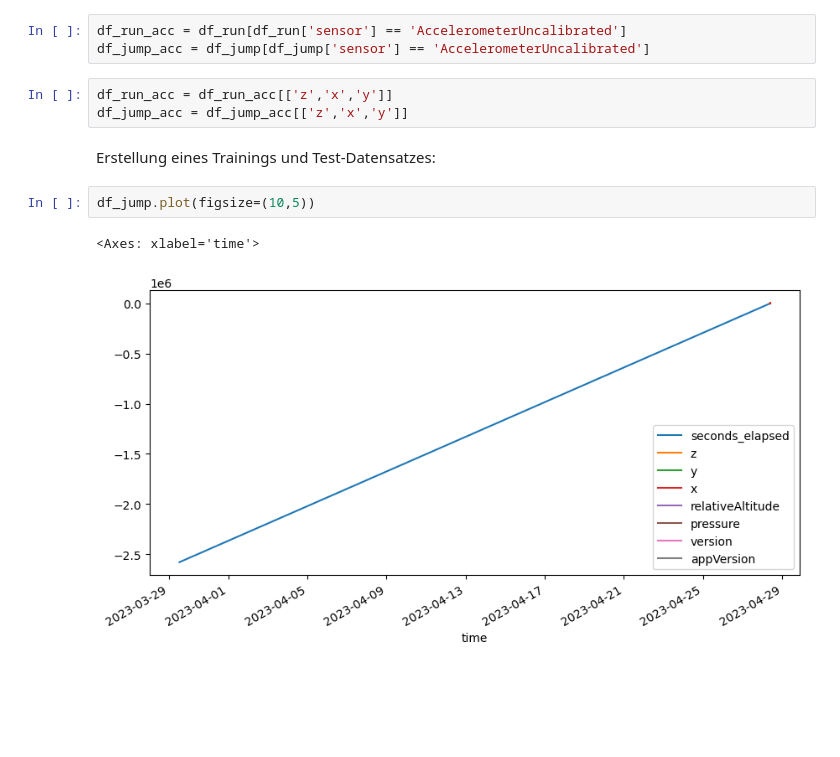
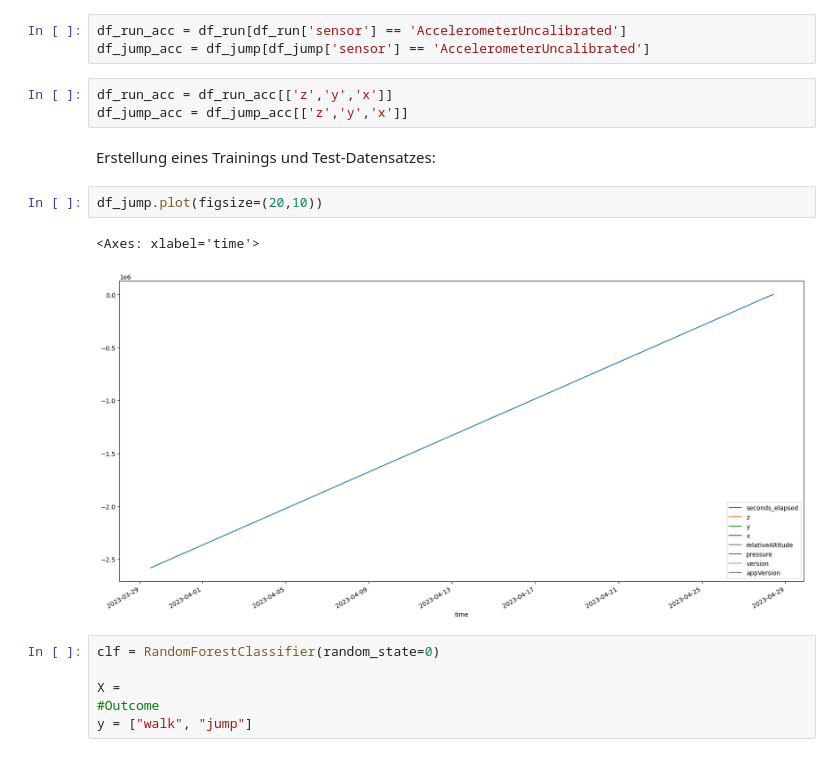
Before and after one commit to prizyou/Lexicon-Legends, a Jupyter notebook: firstML.ipynb, the cells around one changed output. Saved outputs shown, nothing was run; the diff lists cells and outputs as text; blank space fills up the shorter version.

```diff
--- a/firstML.ipynb
+++ b/firstML.ipynb
@@ -53,12 +55,18 @@ Extraktion der richtigen Sensor-Daten:
 df_run_acc = df_run[df_run['sensor'] == 'AccelerometerUncalibrated']
 df_jump_acc = df_jump[df_jump['sensor'] == 'AccelerometerUncalibrated']
 # %%
-df_run_acc = df_run_acc[['z','x','y']]
-df_jump_acc = df_jump_acc[['z','x','y']]
+df_run_acc = df_run_acc[['z','y','x']]
+df_jump_acc = df_jump_acc[['z','y','x']]
 # %% [markdown]
 Erstellung eines Trainings und Test-Datensatzes:
 # %%
-df_jump.plot(figsize=(10,5))
+df_jump.plot(figsize=(20,10))
 # %% [output]
 <Axes: xlabel='time'>
-[figure, old version]
+[figure, new version]
+# %%
+clf = RandomForestClassifier(random_state=0)
+
+X =
+#Outcome
+y = ["walk", "jump"]
```
Also changed, not shown: parts of 1 cell of this notebook, 1 other file.
